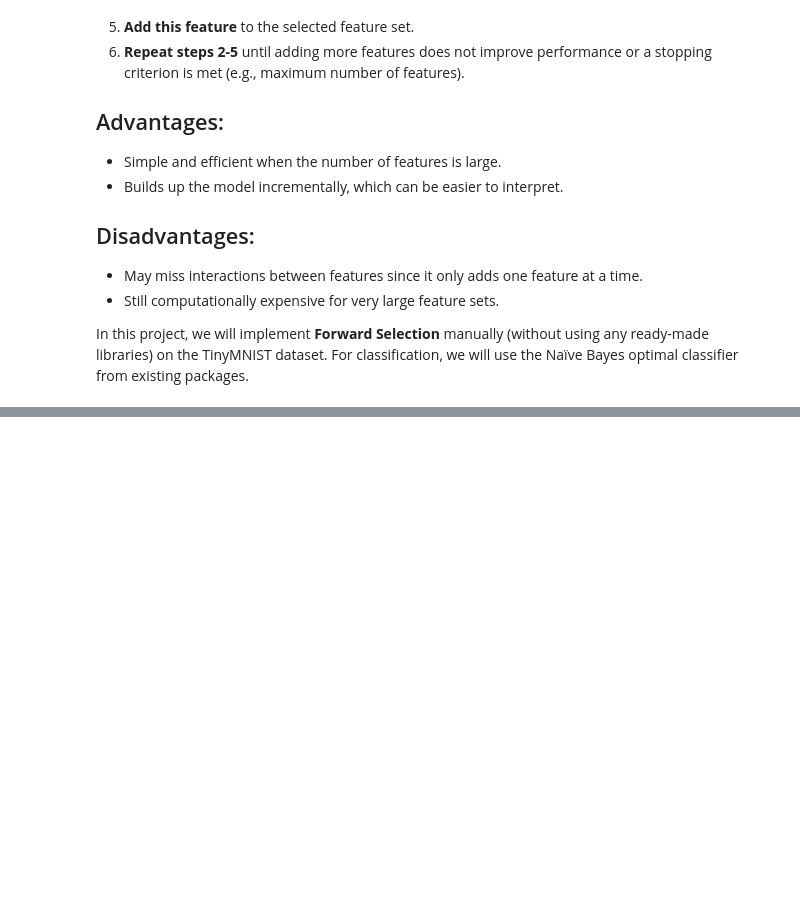
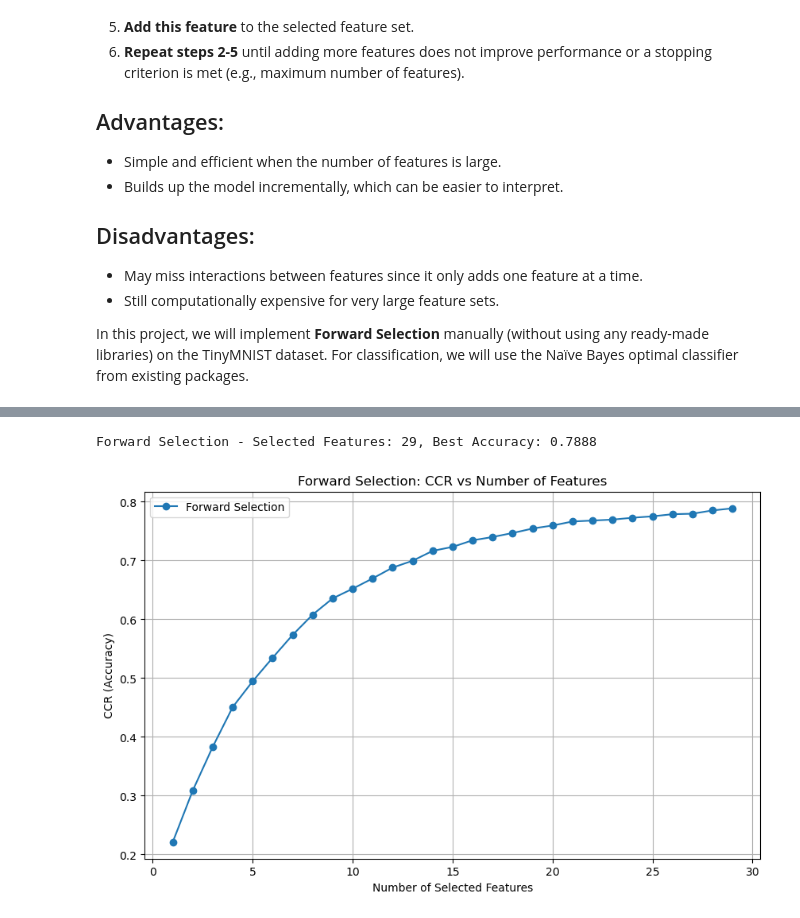
Before and after one commit to mjmousavi97/MachinLearning-TehranUni-2024, a Jupyter notebook: Projects/07 pro/src/main.ipynb, the cells around one changed output, grey strips where cells are left out. Saved outputs shown, nothing was run; the diff lists cells and outputs as text; code cells hidden in the pictures; blank space fills up the shorter version.

```diff
--- a/Projects/07 pro/src/main.ipynb
+++ b/Projects/07 pro/src/main.ipynb
@@ -131,0 +215,16 @@ In this project, we will implement **Forward Selection** manually (without using
+# %%
+selected_forward, forward_accuracies = forward_selection(train_data, train_labels, test_data, test_labels)
+best_accuracy_forward = max(forward_accuracies)
+print(f"Forward Selection - Selected Features: {len(selected_forward)}, Best Accuracy: {best_accuracy_forward}")
+
+plt.figure(figsize=(10, 6))
+plt.plot(range(1, len(forward_accuracies) + 1), forward_accuracies, marker='o', label='Forward Selection')
+plt.xlabel('Number of Selected Features')
+plt.ylabel('CCR (Accuracy)')
+plt.title('Forward Selection: CCR vs Number of Features')
+plt.legend()
+plt.grid()
+plt.show()
+# %% [output]
+Forward Selection - Selected Features: 29, Best Accuracy: 0.7888
+[figure, added]
```
Also changed, not shown: parts of 6 cells of this notebook.
